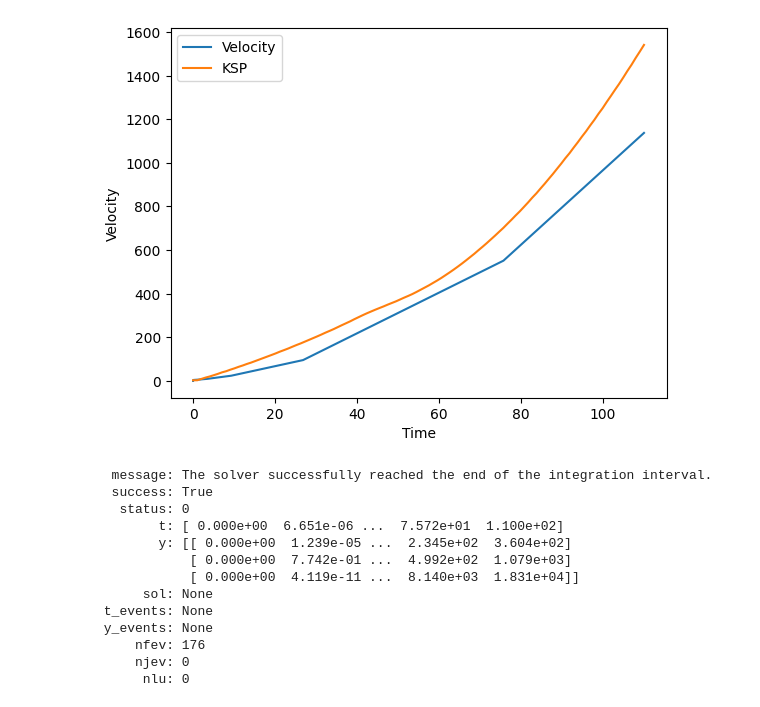
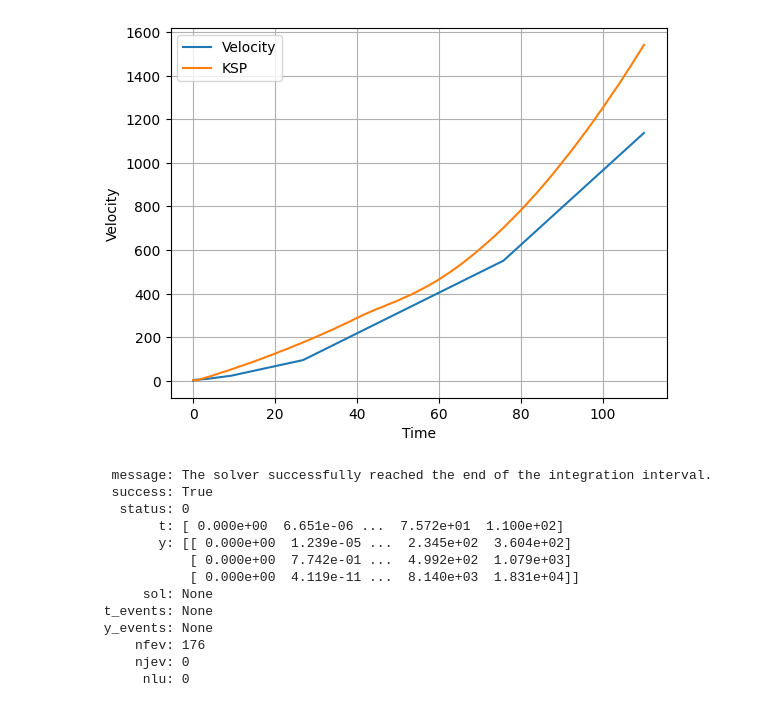
Before and after one commit to HGRaicer/KerbalProject, a Jupyter notebook: Programming/test.ipynb, the cells around one changed output. Cells and saved outputs as stored; diff of their text form; code cells hidden in the pictures.

Commit message:
+grid
обезразмерить не вышло

```diff
--- a/Programming/test.ipynb
+++ b/Programming/test.ipynb
@@ -33,7 +33,7 @@ CONSTANTS = {'g': 9.81,
              'C': 0.45 * np.square(13) / 2_900_000 * 1000}
 
 
-def ballist_coefficient(C: float = CONSTANTS['C'], p0: float = CONSTANTS['p0']):
+def ballist_coefficient(C: float = CONSTANTS['C'], p0: float = CONSTANTS['p0']) -> float:
     return np.pi * p0 * C / 8000
 
 
@@ -67,14 +67,14 @@ def ma_func(vel: float, az: float) -> float:
     return vel / az
 
 
-def accel_z(h: float) -> float:
+def veloc_z(h: float) -> float:
     if h < 11000:
         return 20.046796 * np.sqrt(288.15 - 0.0065 * h)
     return 295.69
 
 
 def windage(v: float, h: float) -> float:
-    a = accel_z(h)
+    a = veloc_z(h)
     ma = ma_func(v, a)
     return ballist_coefficient() * air_density(h) * np.square(v) * cx(ma)
 
@@ -123,19 +123,20 @@ solution = scipy.integrate.solve_ivp(model, [0, 110], y0)
 # %%
 # Вывести результат
 t = np.linspace(0, 110, 110)
 velocity_values_interp = np.interp(t, time_values, velocity_values)
 
 v = []
 for time in range(len(solution.y[0])):
     v.append(np.sqrt(np.square(solution.y[0][time]) + np.square(solution.y[1][time])))
 plt.plot(solution.t, v, label='Velocity')
 plt.plot(t, velocity_values_interp, label='KSP')
+plt.grid(True)
 plt.xlabel('Time')
 plt.ylabel('Velocity')
 plt.legend()
 plt.show()
 # %% [output]
-[figure, old version]
+[figure, new version]
 # %%
 solution
 # %% [output]
```
